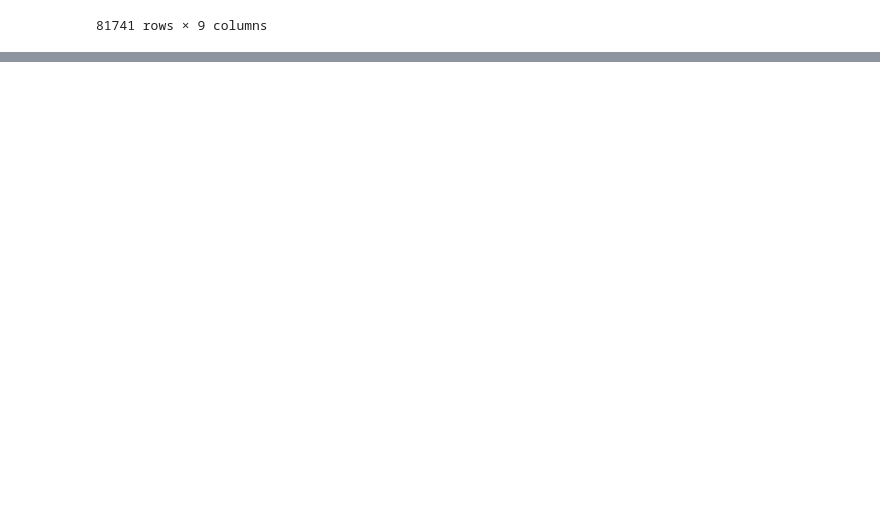
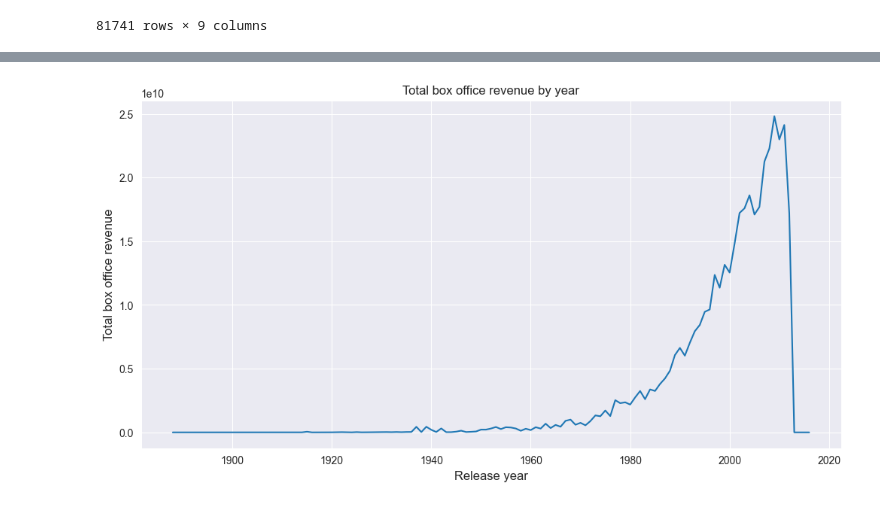
Before and after one commit to epfl-ada/ada-2022-project-pythonistrash, a Jupyter notebook: src/metadata_analysis.ipynb, the cells around one changed output, grey strips where cells are left out. Cells and saved outputs as stored; diff of their text form; code cells hidden in the pictures; blank space fills up the shorter version.

```diff
--- a/src/metadata_analysis.ipynb
+++ b/src/metadata_analysis.ipynb
@@ -23,3 +75,17 @@ metadata_df_initial
+# %%
+fig, ax = plt.subplots()
+
+fig.set_size_inches(12, 6)
+ax.set_xlabel('Release year', fontsize = 12, )
+ax.set_ylabel('Total box office revenue', fontsize = 12)
+ax.set_title('Total box office revenue by year')
+ax.set_label("Floats")
+sums_year = sums_year[1:]
+ax.plot(np.asarray(sums_year.index, float), sums_year.values)
+
+plt.show()
+# %% [output]
+[figure, added]
 # %%
 def remove_first_and_last_chars(input_str: str) -> str:
     """
```
Also changed, not shown: parts of 11 cells of this notebook.
